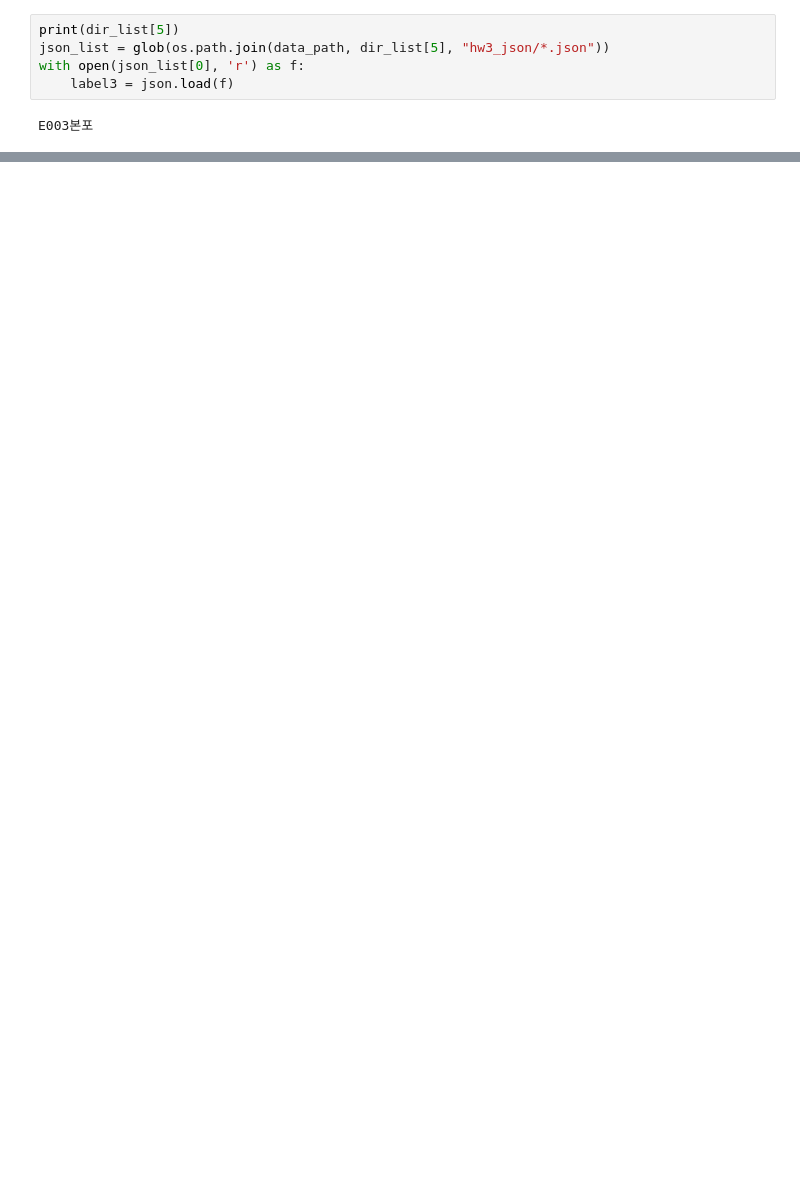
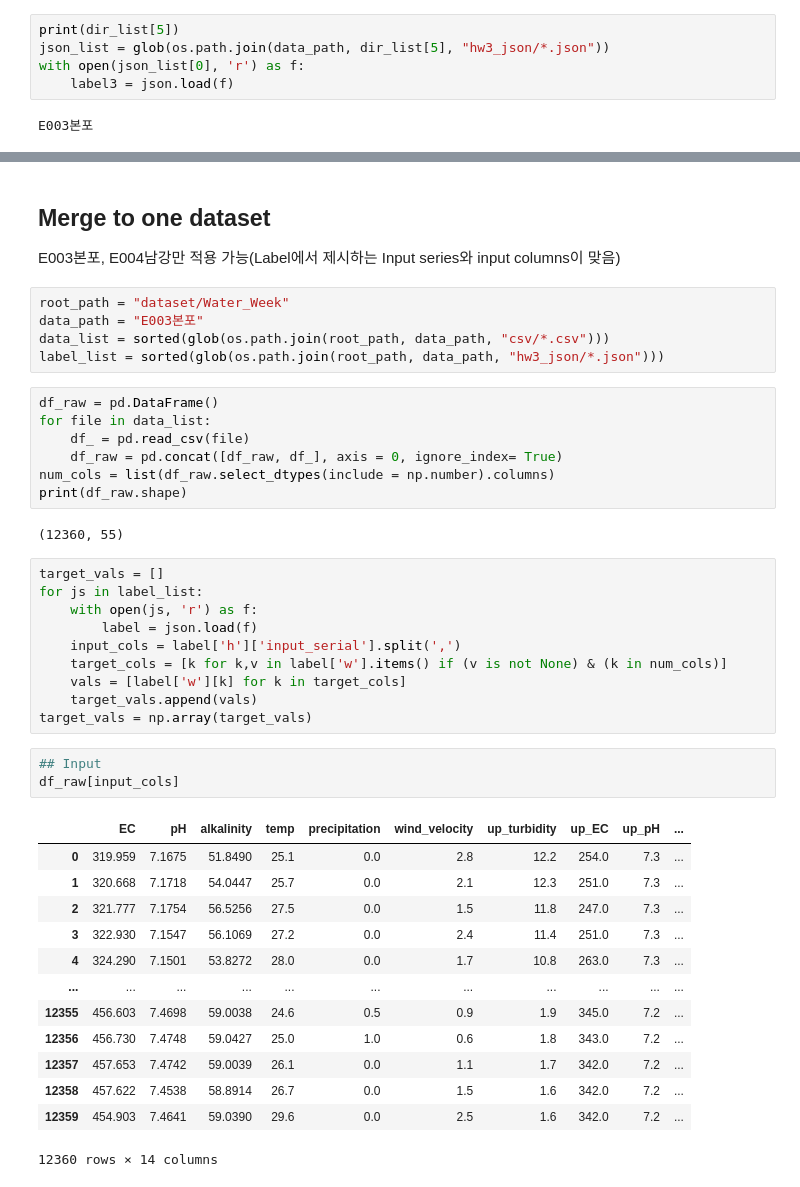
Before and after one commit to Heeseung-Cho/wkit_water_quality, a Jupyter notebook: eda.ipynb, the cells around one changed output, grey strips where cells are left out. Drawn from its saved outputs; the diff is of its cells as text; blank space fills up the shorter version.

```diff
--- a/eda.ipynb
+++ b/eda.ipynb
@@ -288,3 +289,47 @@ label1["w"]
  'T-N': None,
  'T-P': None,
  'Mn': None}
+# %% [markdown]
+## Merge to one dataset
+E003본포, E004남강만 적용 가능(Label에서 제시하는 Input series와 input columns이 맞음)
+# %%
+root_path = "dataset/Water_Week"
+data_path = "E003본포"
+data_list = sorted(glob(os.path.join(root_path, data_path, "csv/*.csv")))
+label_list = sorted(glob(os.path.join(root_path, data_path, "hw3_json/*.json")))
+# %%
+df_raw = pd.DataFrame()
+for file in data_list:
+    df_ = pd.read_csv(file)
+    df_raw = pd.concat([df_raw, df_], axis = 0, ignore_index= True)
+num_cols = list(df_raw.select_dtypes(include = np.number).columns)
+print(df_raw.shape)
+# %% [output]
+(12360, 55)
+# %%
+target_vals = []
+for js in label_list:
+    with open(js, 'r') as f:
+        label = json.load(f)
+    input_cols = label['h']['input_serial'].split(',')
+    target_cols = [k for k,v in label['w'].items() if (v is not None) & (k in num_cols)]
+    vals = [label['w'][k] for k in target_cols]
+    target_vals.append(vals)
+target_vals = np.array(target_vals)
+# %%
+## Input
+df_raw[input_cols]
+# %% [output]
+|  | EC | pH | alkalinity | temp | precipitation | wind_velocity | up_turbidity | up_EC | up_pH | ... |
+| 0 | 319.959 | 7.1675 | 51.8490 | 25.1 | 0.0 | 2.8 | 12.2 | 254.0 | 7.3 | ... |
+| 1 | 320.668 | 7.1718 | 54.0447 | 25.7 | 0.0 | 2.1 | 12.3 | 251.0 | 7.3 | ... |
+| 2 | 321.777 | 7.1754 | 56.5256 | 27.5 | 0.0 | 1.5 | 11.8 | 247.0 | 7.3 | ... |
+| 3 | 322.930 | 7.1547 | 56.1069 | 27.2 | 0.0 | 2.4 | 11.4 | 251.0 | 7.3 | ... |
+| 4 | 324.290 | 7.1501 | 53.8272 | 28.0 | 0.0 | 1.7 | 10.8 | 263.0 | 7.3 | ... |
+| ... | ... | ... | ... | ... | ... | ... | ... | ... | ... | ... |
+| 12355 | 456.603 | 7.4698 | 59.0038 | 24.6 | 0.5 | 0.9 | 1.9 | 345.0 | 7.2 | ... |
+| 12356 | 456.730 | 7.4748 | 59.0427 | 25.0 | 1.0 | 0.6 | 1.8 | 343.0 | 7.2 | ... |
+| 12357 | 457.653 | 7.4742 | 59.0039 | 26.1 | 0.0 | 1.1 | 1.7 | 342.0 | 7.2 | ... |
+| 12358 | 457.622 | 7.4538 | 58.8914 | 26.7 | 0.0 | 1.5 | 1.6 | 342.0 | 7.2 | ... |
+| 12359 | 454.903 | 7.4641 | 59.0390 | 29.6 | 0.0 | 2.5 | 1.6 | 342.0 | 7.2 | ... |
+12360 rows × 14 columns
```
Also changed, not shown: parts of 9 cells of this notebook.
